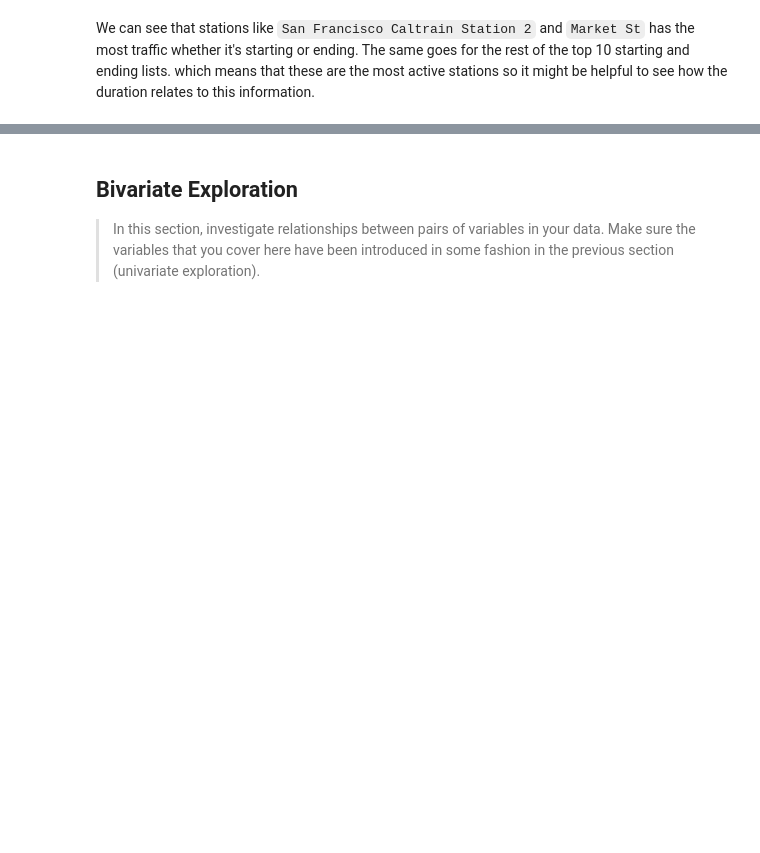
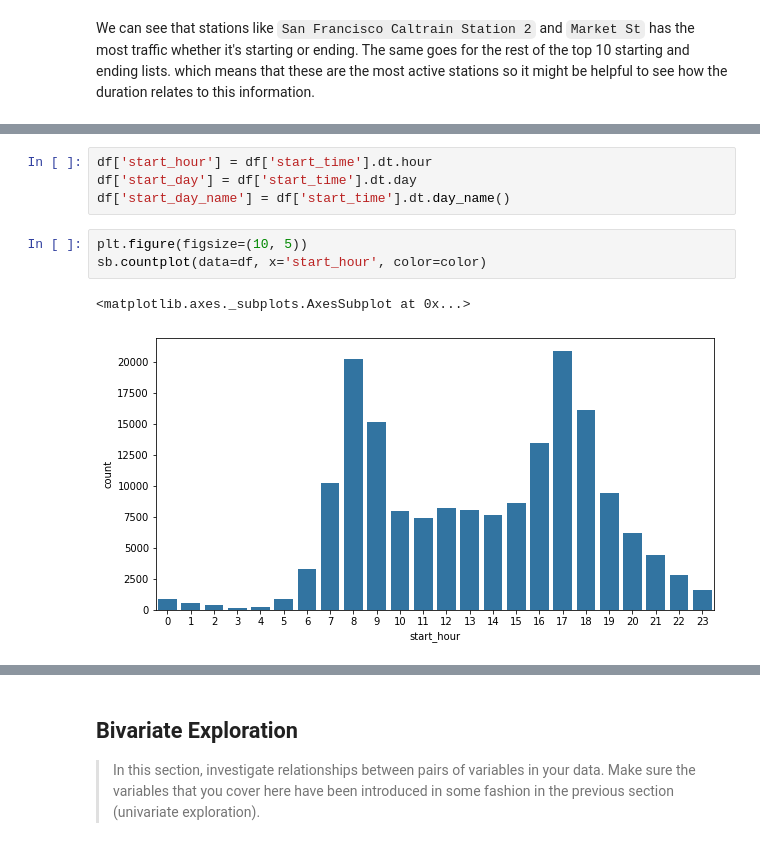
Before and after one commit to moaaztaha/Ford-GoBike-System-data-visualization, a Jupyter notebook: Exploratory and Explanatory .ipynb, the cells around one changed output, grey strips where cells are left out. Drawn from its saved outputs; the diff is of its cells as text; blank space fills up the shorter version.

```diff
--- a/Exploratory and Explanatory .ipynb
+++ b/Exploratory and Explanatory .ipynb
@@ -420,0 +423,10 @@ We can see that stations like `San Francisco Caltrain Station 2` and `Market St`
+# %%
+df['start_hour'] = df['start_time'].dt.hour
+df['start_day'] = df['start_time'].dt.day
+df['start_day_name'] = df['start_time'].dt.day_name()
+# %%
+plt.figure(figsize=(10, 5))
+sb.countplot(data=df, x='start_hour', color=color)
+# %% [output]
+<matplotlib.axes._subplots.AxesSubplot at 0x...>
+[figure, added]
```
Also changed, not shown: parts of 27 cells of this notebook.
